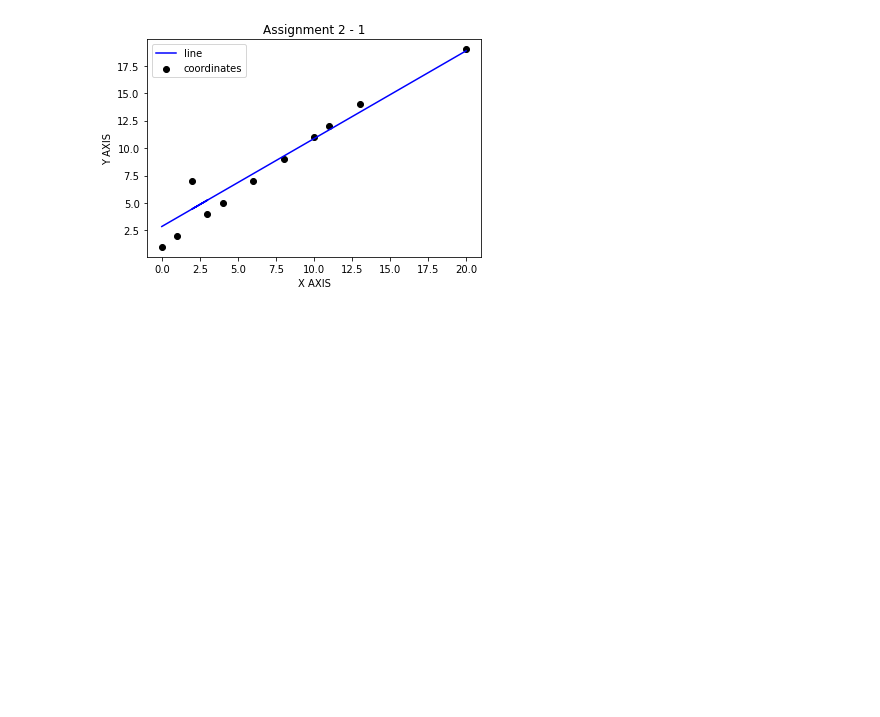
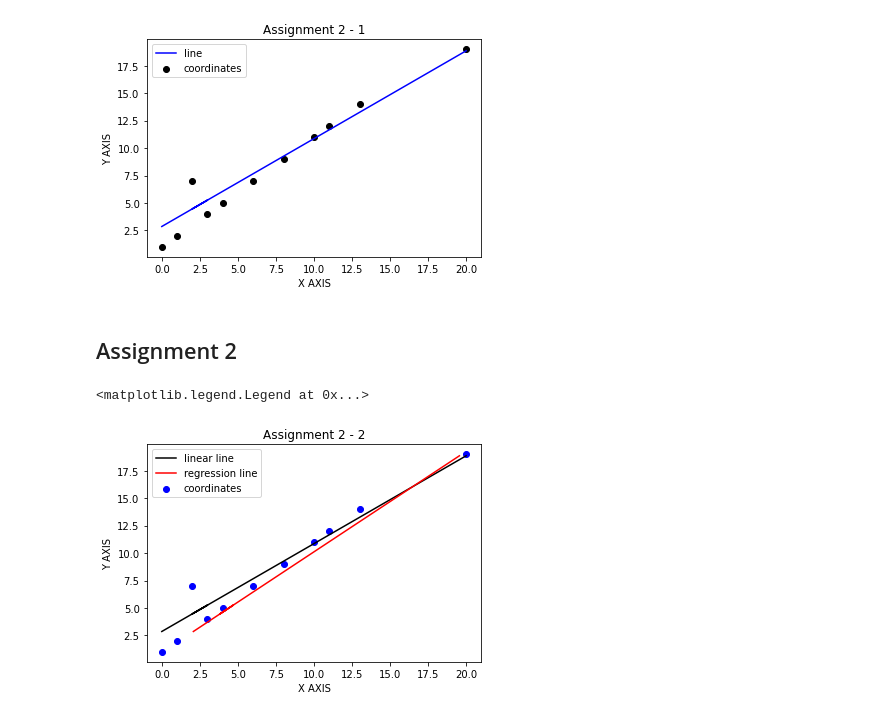
Before and after one commit to tony45678/tonyyoon, a Jupyter notebook: Week2_Assignment2.ipynb, the cells around one changed output. Saved outputs shown, nothing was run; the diff lists cells and outputs as text; code cells hidden in the pictures; blank space fills up the shorter version.

```diff
--- a/Week2_Assignment2.ipynb
+++ b/Week2_Assignment2.ipynb
@@ -51,3 +51,5 @@ plt.legend(['line', 'coordinates'])
 # %% [output]
 <matplotlib.legend.Legend at 0x...>
 [figure]
+# %% [markdown]
+## Assignment 2
@@ -53,0 +58,31 @@ plt.legend(['line', 'coordinates'])
+# %%
+average_x = np.mean(x)    #getting the average of x which is 7.8
+average_y = np.mean(y)    #getting the average of y which is 9.1
+
+m = len(x)    #total numbers of values
+
+numerator = 0
+denominator = 0
+
+for i in range(m):
+  numerator +=(x[i] - average_x) *(y[i] - average_y)
+  denominator += (x[i]- average_x) ** 2
+r1 = numerator  / denominator
+r0 = average_y -(r1 * average_x)
+
+#print(b1,b0)        #the coefficeients are similar when (362.12 / 432.24)
+# %%
+x= data['X']
+y= data['Y']
+regression_line = r0 + r1*x
+
+plt.scatter(x,y, color ='blue')
+plt.plot(x,line,color = 'black')
+plt.plot(regression_line, line, color='red')
+plt.title('Assignment 2 - 2')
+plt.xlabel('X AXIS')
+plt.ylabel('Y AXIS')
+plt.legend(['linear line','regression line','coordinates'])
+# %% [output]
+<matplotlib.legend.Legend at 0x...>
+[figure, added]
```
Also changed, not shown: parts of 1 cell of this notebook.
